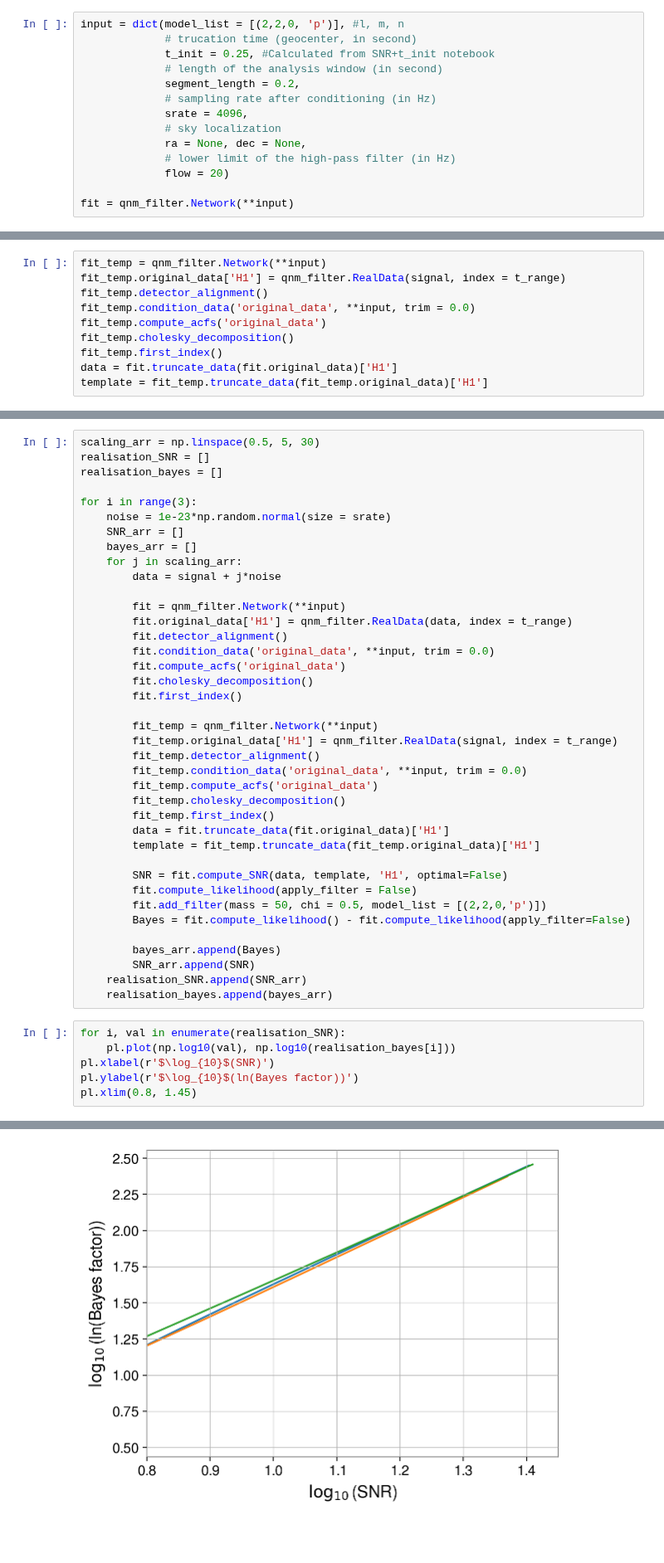
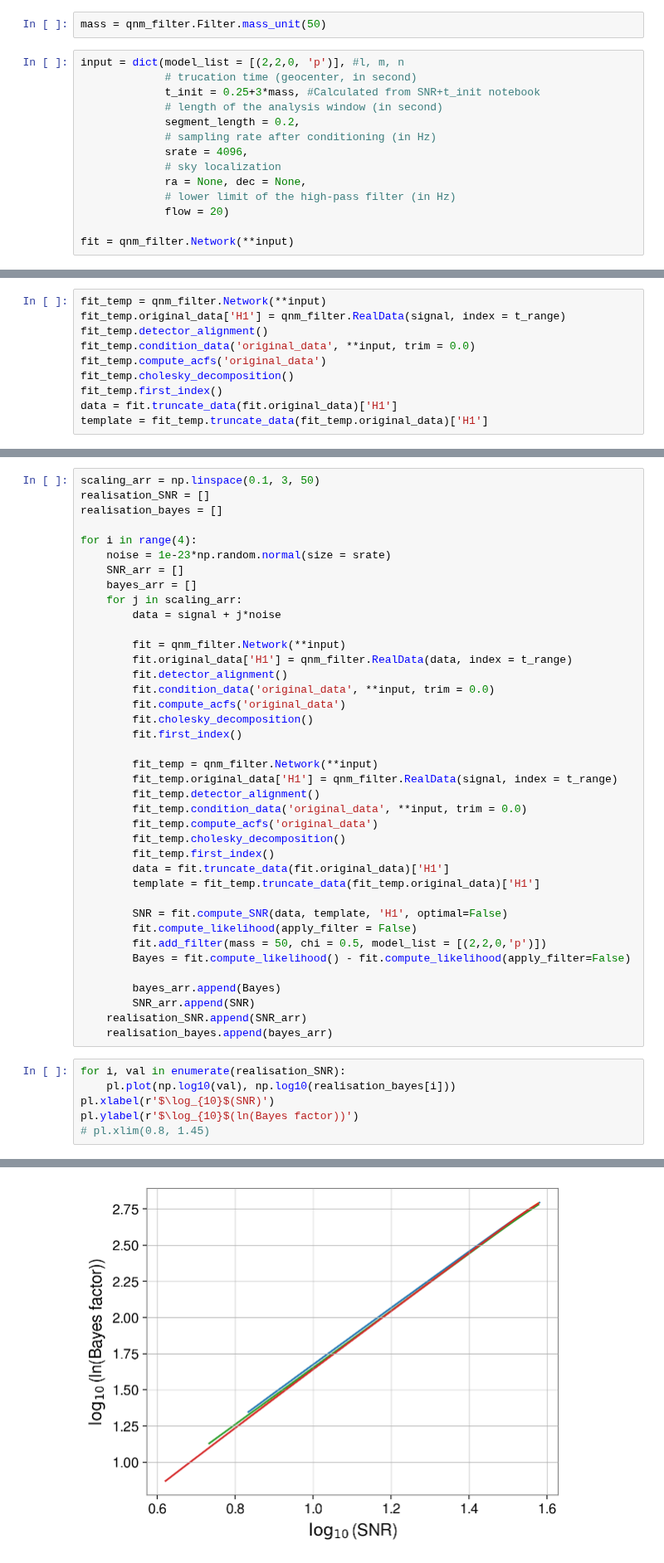
Before and after one commit to Sizheng-Ma/qnm_filter, a Jupyter notebook: code_demo/Bayes_vs_SNR - white_noise.ipynb, the cells around one changed output, grey strips where cells are left out. Shown at 83% size. Drawn from its saved outputs; the diff is of its cells as text; blank space fills up the shorter version.

```diff
--- a/code_demo/Bayes_vs_SNR - white_noise.ipynb
+++ b/code_demo/Bayes_vs_SNR - white_noise.ipynb
@@ -38,9 +38,11 @@ pl.xlim(0.245, 0.265)
 # %% [markdown]
 ## Filter
+# %%
+mass = qnm_filter.Filter.mass_unit(50)
 # %%
 input = dict(model_list = [(2,2,0, 'p')], #l, m, n
              # trucation time (geocenter, in second)
-             t_init = 0.25, #Calculated from SNR+t_init notebook
+             t_init = 0.25+3*mass, #Calculated from SNR+t_init notebook
              # length of the analysis window (in second)
              segment_length = 0.2,
              # sampling rate after conditioning (in Hz)
@@ -94,9 +94,9 @@ fit.compute_likelihood() - fit.compute_likelihood(apply_filter=False)
 # %%
-scaling_arr = np.linspace(0.5, 5, 30)
+scaling_arr = np.linspace(0.1, 3, 50)
 realisation_SNR = []
 realisation_bayes = []
 
-for i in range(3):
+for i in range(4):
     noise = 1e-23*np.random.normal(size = srate)
     SNR_arr = []
     bayes_arr = []
@@ -135,5 +135,5 @@ for i, val in enumerate(realisation_SNR):
     pl.plot(np.log10(val), np.log10(realisation_bayes[i]))
 pl.xlabel(r'$\log_{10}$(SNR)')
 pl.ylabel(r'$\log_{10}$(ln(Bayes factor))')
-pl.xlim(0.8, 1.45)
+# pl.xlim(0.8, 1.45)
 # %% [output]
@@ -141,4 +141,4 @@ pl.xlim(0.8, 1.45)
-[figure, old version]
+[figure, new version]
 # %%
 np.polyfit(np.log10(realisation_SNR[0]), np.log10(np.log10(np.exp(realisation_bayes[0]))), deg=1, cov = True)
 # %% [output]
```
Also changed, not shown: parts of 9 cells of this notebook.
